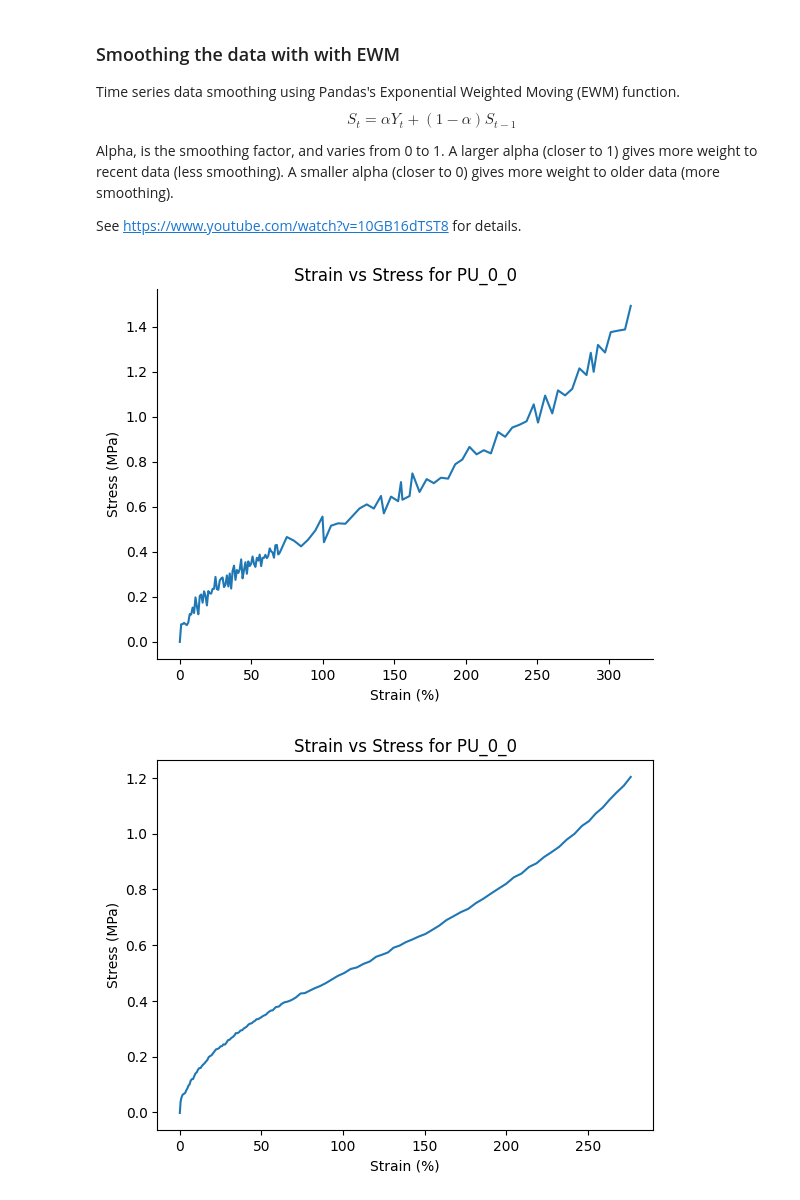
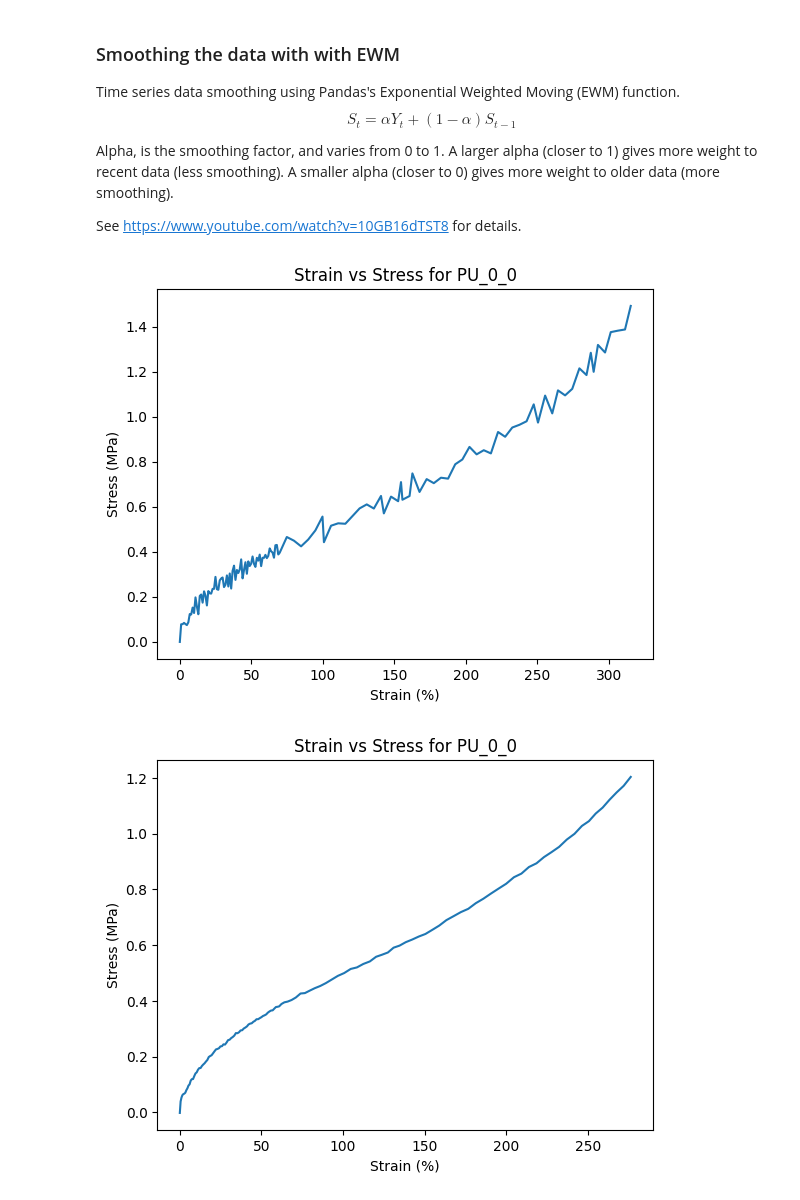
Before and after one commit to JHU-Kessler-Group/GraftedHybridLatexPaper, a Jupyter notebook: Figure2.ipynb, the cells around one changed output. Cells and saved outputs as stored; diff of their text form; code cells hidden in the pictures.

```diff
--- a/Figure2.ipynb
+++ b/Figure2.ipynb
@@ -28,15 +35,14 @@ smoothed_data=noisy_data.ewm(alpha=alpha).mean()
 # %%
 import seaborn as sns
 import matplotlib.pyplot as plt
 
 sns.lineplot(x='Strain (%)', y='Stress (MPa)', data=pu_0_0_df)
 plt.xlabel('Strain (%)')
 plt.ylabel('Stress (MPa)')
 plt.title('Strain vs Stress for PU_0_0')
-sns.despine()
 plt.show()
 # %% [output]
-[figure, old version]
+[figure, new version]
 # %%
 import seaborn as sns
 import matplotlib.pyplot as plt
```
Also changed, not shown: parts of 2 cells of this notebook.
